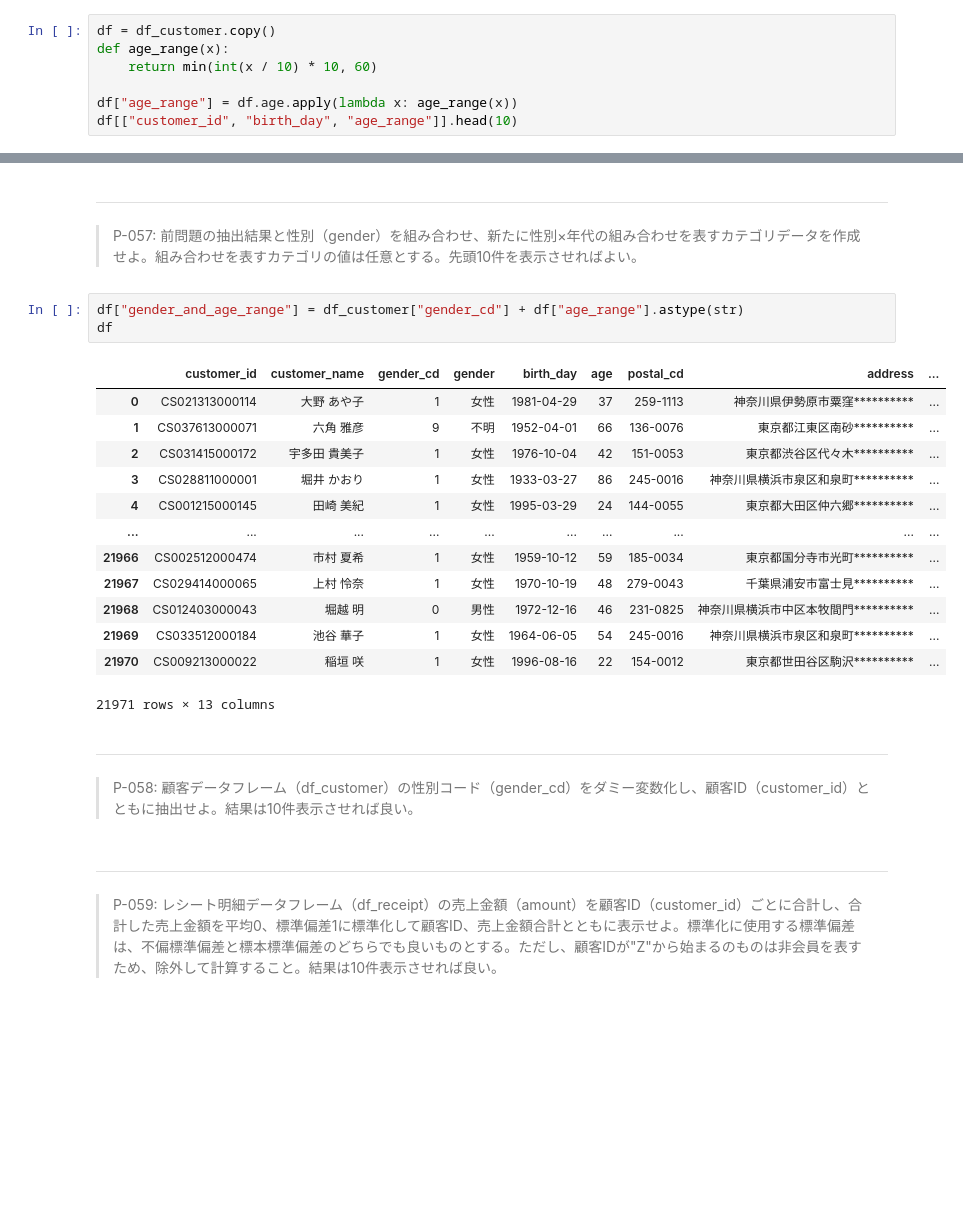
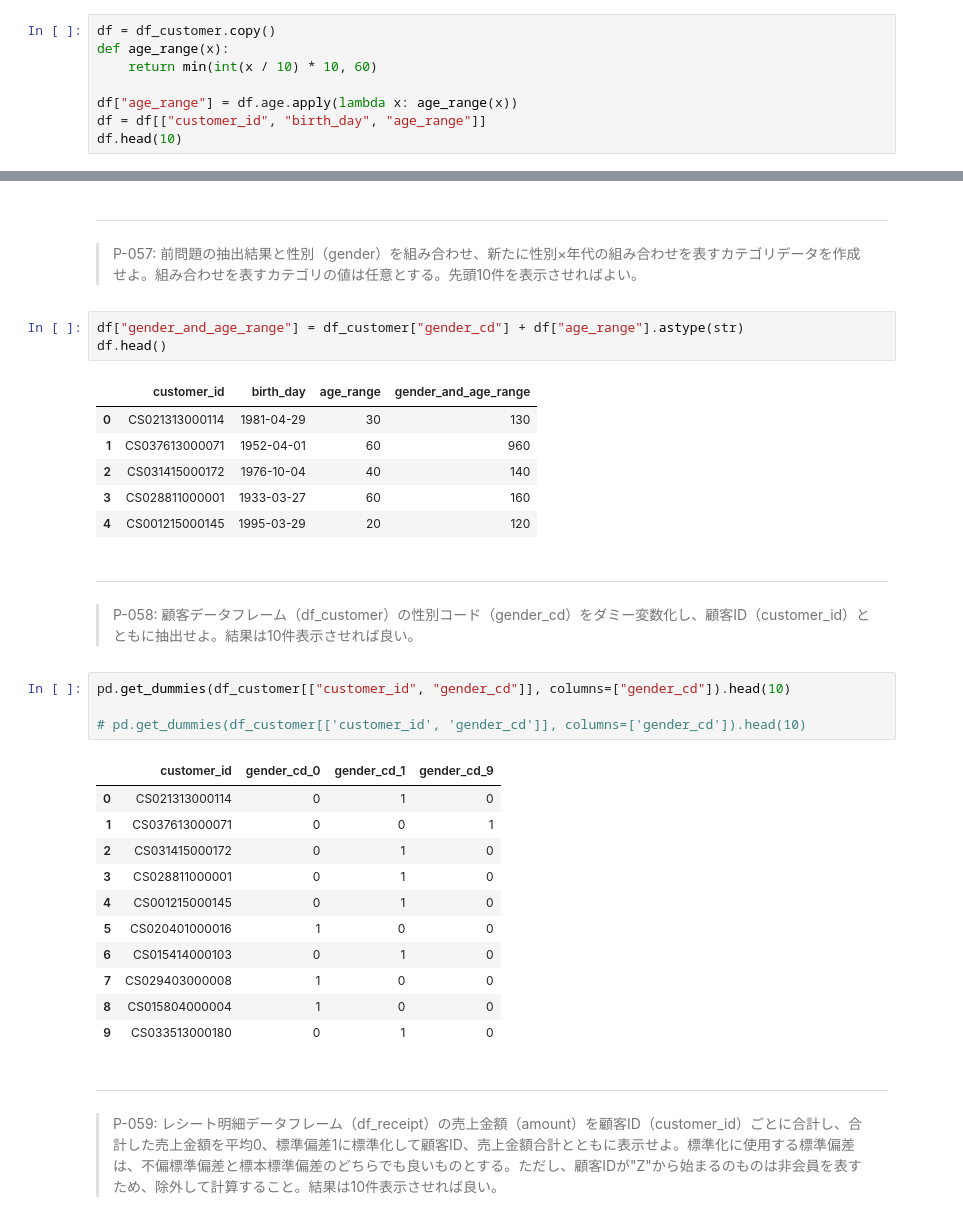
Before and after one commit to letitride/100knocks-preprocess, a Jupyter notebook: docker/work/preprocess_knock_Python.ipynb, the cells around one changed output, grey strips where cells are left out. Saved outputs shown, nothing was run; the diff lists cells and outputs as text; blank space fills up the shorter version.

```diff
--- a/docker/work/preprocess_knock_Python.ipynb
+++ b/docker/work/preprocess_knock_Python.ipynb
@@ -1067,7 +1067,8 @@ def age_range(x):
     return min(int(x / 10) * 10, 60)
 
 df["age_range"] = df.age.apply(lambda x: age_range(x))
-df[["customer_id", "birth_day", "age_range"]].head(10)
+df = df[["customer_id", "birth_day", "age_range"]]
+df.head(10)
 # %% [output]
 |  | customer_id | birth_day | age_range |
 | 0 | CS021313000114 | 1981-04-29 | 30 |
@@ -1085,24 +1086,33 @@ df[["customer_id", "birth_day", "age_range"]].head(10)
 > P-057: 前問題の抽出結果と性別（gender）を組み合わせ、新たに性別×年代の組み合わせを表すカテゴリデータを作成せよ。組み合わせを表すカテゴリの値は任意とする。先頭10件を表示させればよい。
 # %%
 df["gender_and_age_range"] = df_customer["gender_cd"] + df["age_range"].astype(str)
-df
+df.head()
 # %% [output]
-|  | customer_id | customer_name | gender_cd | gender | birth_day | age | postal_cd | address | ... |
-| 0 | CS021313000114 | 大野 あや子 | 1 | 女性 | 1981-04-29 | 37 | 259-1113 | 神奈川県伊勢原市粟窪********** | ... |
-| 1 | CS037613000071 | 六角 雅彦 | 9 | 不明 | 1952-04-01 | 66 | 136-0076 | 東京都江東区南砂********** | ... |
-| 2 | CS031415000172 | 宇多田 貴美子 | 1 | 女性 | 1976-10-04 | 42 | 151-0053 | 東京都渋谷区代々木********** | ... |
-| 3 | CS028811000001 | 堀井 かおり | 1 | 女性 | 1933-03-27 | 86 | 245-0016 | 神奈川県横浜市泉区和泉町********** | ... |
-| 4 | CS001215000145 | 田崎 美紀 | 1 | 女性 | 1995-03-29 | 24 | 144-0055 | 東京都大田区仲六郷********** | ... |
-| ... | ... | ... | ... | ... | ... | ... | ... | ... | ... |
-| 21966 | CS002512000474 | 市村 夏希 | 1 | 女性 | 1959-10-12 | 59 | 185-0034 | 東京都国分寺市光町********** | ... |
-| 21967 | CS029414000065 | 上村 怜奈 | 1 | 女性 | 1970-10-19 | 48 | 279-0043 | 千葉県浦安市富士見********** | ... |
-| 21968 | CS012403000043 | 堀越 明 | 0 | 男性 | 1972-12-16 | 46 | 231-0825 | 神奈川県横浜市中区本牧間門********** | ... |
-| 21969 | CS033512000184 | 池谷 華子 | 1 | 女性 | 1964-06-05 | 54 | 245-0016 | 神奈川県横浜市泉区和泉町********** | ... |
-| 21970 | CS009213000022 | 稲垣 咲 | 1 | 女性 | 1996-08-16 | 22 | 154-0012 | 東京都世田谷区駒沢********** | ... |
+|  | customer_id | birth_day | age_range | gender_and_age_range |
+| 0 | CS021313000114 | 1981-04-29 | 30 | 130 |
+| 1 | CS037613000071 | 1952-04-01 | 60 | 960 |
+| 2 | CS031415000172 | 1976-10-04 | 40 | 140 |
+| 3 | CS028811000001 | 1933-03-27 | 60 | 160 |
+| 4 | CS001215000145 | 1995-03-29 | 20 | 120 |
-21971 rows × 13 columns
 # %% [markdown]
 ---
 > P-058: 顧客データフレーム（df_customer）の性別コード（gender_cd）をダミー変数化し、顧客ID（customer_id）とともに抽出せよ。結果は10件表示させれば良い。
+# %%
+pd.get_dummies(df_customer[["customer_id", "gender_cd"]], columns=["gender_cd"]).head(10)
+
+# pd.get_dummies(df_customer[['customer_id', 'gender_cd']], columns=['gender_cd']).head(10)
+# %% [output]
+|  | customer_id | gender_cd_0 | gender_cd_1 | gender_cd_9 |
+| 0 | CS021313000114 | 0 | 1 | 0 |
+| 1 | CS037613000071 | 0 | 0 | 1 |
+| 2 | CS031415000172 | 0 | 1 | 0 |
+| 3 | CS028811000001 | 0 | 1 | 0 |
+| 4 | CS001215000145 | 0 | 1 | 0 |
+| 5 | CS020401000016 | 1 | 0 | 0 |
+| 6 | CS015414000103 | 0 | 1 | 0 |
+| 7 | CS029403000008 | 1 | 0 | 0 |
+| 8 | CS015804000004 | 1 | 0 | 0 |
+| 9 | CS033513000180 | 0 | 1 | 0 |
 # %% [markdown]
 ---
 > P-059: レシート明細データフレーム（df_receipt）の売上金額（amount）を顧客ID（customer_id）ごとに合計し、合計した売上金額を平均0、標準偏差1に標準化して顧客ID、売上金額合計とともに表示せよ。標準化に使用する標準偏差は、不偏標準偏差と標本標準偏差のどちらでも良いものとする。ただし、顧客IDが"Z"から始まるのものは非会員を表すため、除外して計算すること。結果は10件表示させれば良い。
```
Also changed, not shown: 1 other file.
